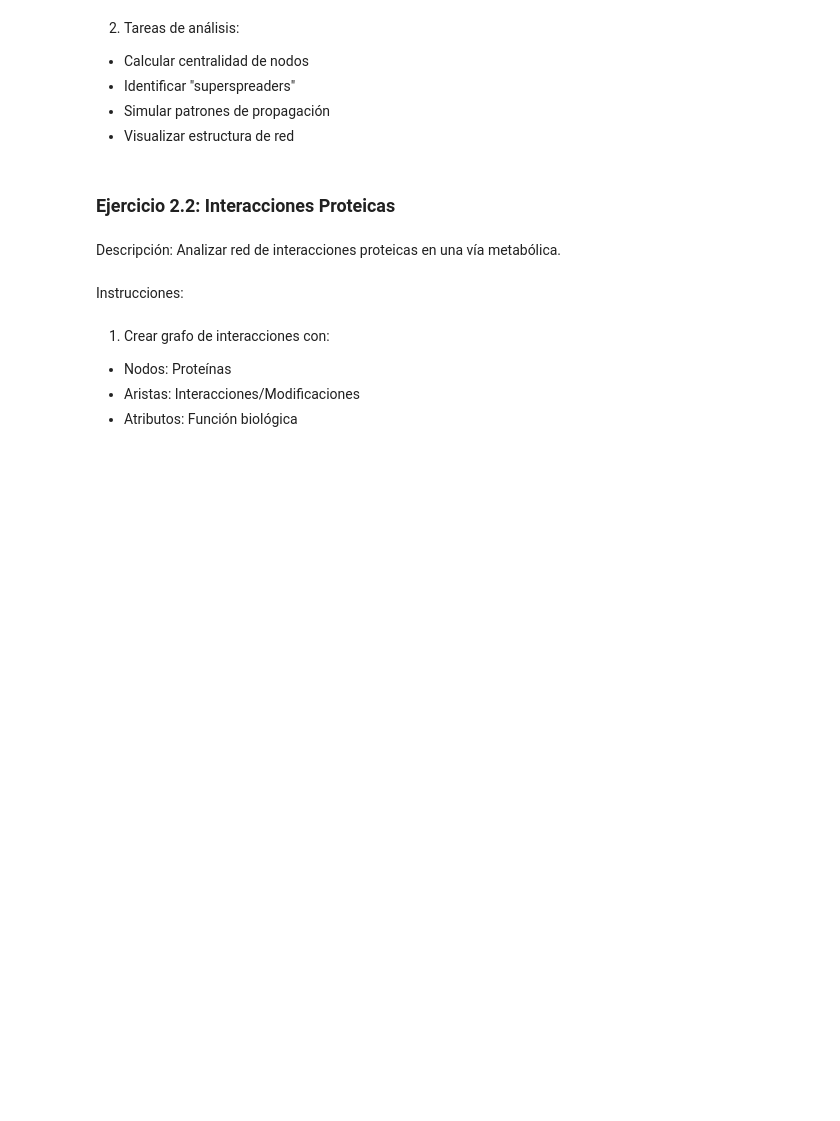
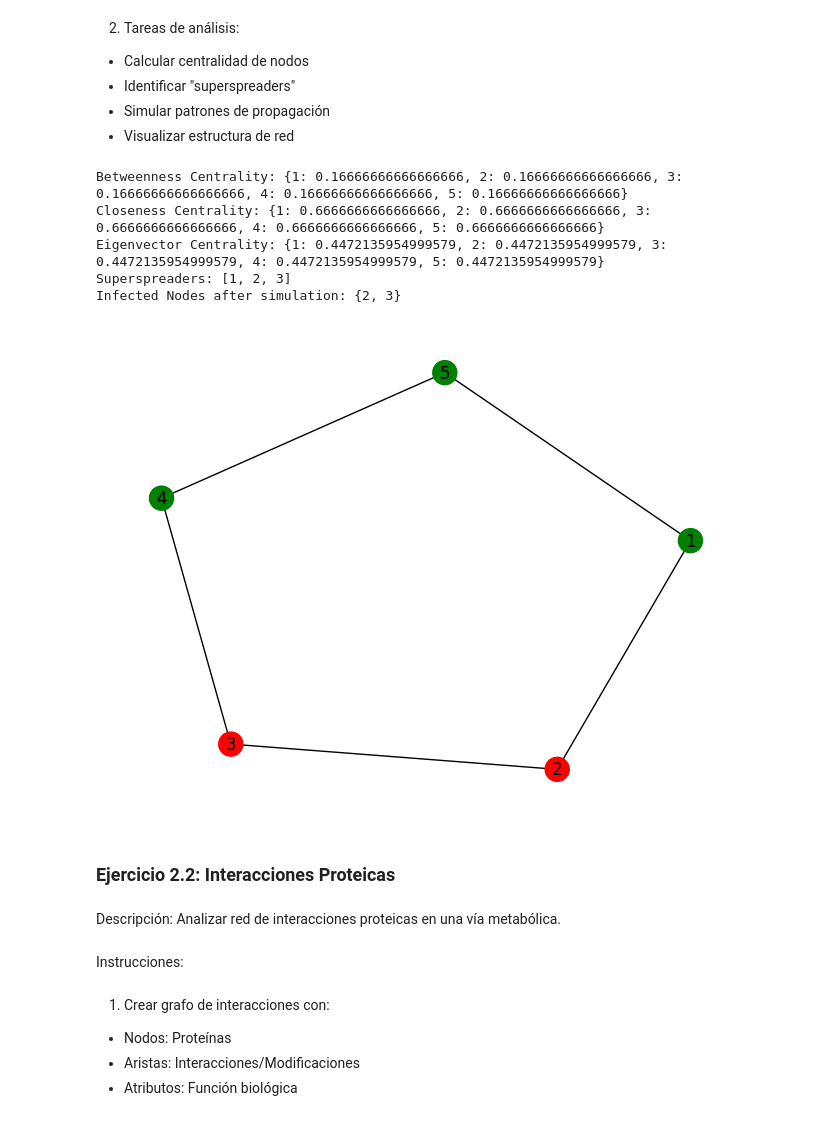
Before and after one commit to tucubanit0/Big-Data, a Jupyter notebook: 05_03_tipos_de_datos/05_03/Ejercicios de Análisis de Datos Biosanitarios.ipynb, the cells around one changed output. Saved outputs shown, nothing was run; the diff lists cells and outputs as text; code cells hidden in the pictures; blank space fills up the shorter version.

```diff
--- a/05_03_tipos_de_datos/05_03/Ejercicios de Análisis de Datos Biosanitarios.ipynb
+++ b/05_03_tipos_de_datos/05_03/Ejercicios de Análisis de Datos Biosanitarios.ipynb
@@ -467,6 +566,53 @@ Instrucciones:
 - Identificar "superspreaders"
 - Simular patrones de propagación
 - Visualizar estructura de red
+# %%
+# Calcular centralidad de nodos
+betweenness_centrality = nx.betweenness_centrality(G)
+print("Betweenness Centrality:", betweenness_centrality)
+
+closeness_centrality = nx.closeness_centrality(G)
+print("Closeness Centrality:", closeness_centrality)
+
+eigenvector_centrality = nx.eigenvector_centrality(G)
+print("Eigenvector Centrality:", eigenvector_centrality)
+
+# Identificar "superspreaders" (nodos con alta centralidad)
+superspreaders = sorted(betweenness_centrality, key=betweenness_centrality.get, reverse=True)[:3]
+print("Superspreaders:", superspreaders)
+
+# Simular patrones de propagación
+import random
+
+def simulate_spread(G, initial_infected, steps):
+    infected = set(initial_infected)
+    for _ in range(steps):
+        new_infected = set()
+        for node in infected:
+            neighbors = list(G.neighbors(node))
+            for neighbor in neighbors:
+                if neighbor not in infected and random.random() < 0.1:  # Probabilidad de transmisión
+                    new_infected.add(neighbor)
+        infected.update(new_infected)
+    return infected
+
+initial_infected = [2]  # Nodo inicial infectado
+steps = 5
+infected_nodes = simulate_spread(G, initial_infected, steps)
+print("Infected Nodes after simulation:", infected_nodes)
+
+# Visualizar estructura de red con nodos infectados
+node_colors = ['red' if node in infected_nodes else 'green' for node in G.nodes]
+pos = nx.spring_layout(G)
+nx.draw(G, pos, node_color=node_colors, with_labels=True)
+plt.show()
+# %% [output]
+Betweenness Centrality: {1: 0.16666666666666666, 2: 0.16666666666666666, 3: 0.16666666666666666, 4: 0.16666666666666666, 5: 0.16666666666666666}
+Closeness Centrality: {1: 0.6666666666666666, 2: 0.6666666666666666, 3: 0.6666666666666666, 4: 0.6666666666666666, 5: 0.6666666666666666}
+Eigenvector Centrality: {1: 0.4472135954999579, 2: 0.4472135954999579, 3: 0.4472135954999579, 4: 0.4472135954999579, 5: 0.4472135954999579}
+Superspreaders: [1, 2, 3]
+Infected Nodes after simulation: {2, 3}
+[figure, added]
 # %% [markdown]
 ### Ejercicio 2.2: Interacciones Proteicas
 # %% [markdown]
```
Also changed, not shown: parts of 1 cell of this notebook.
